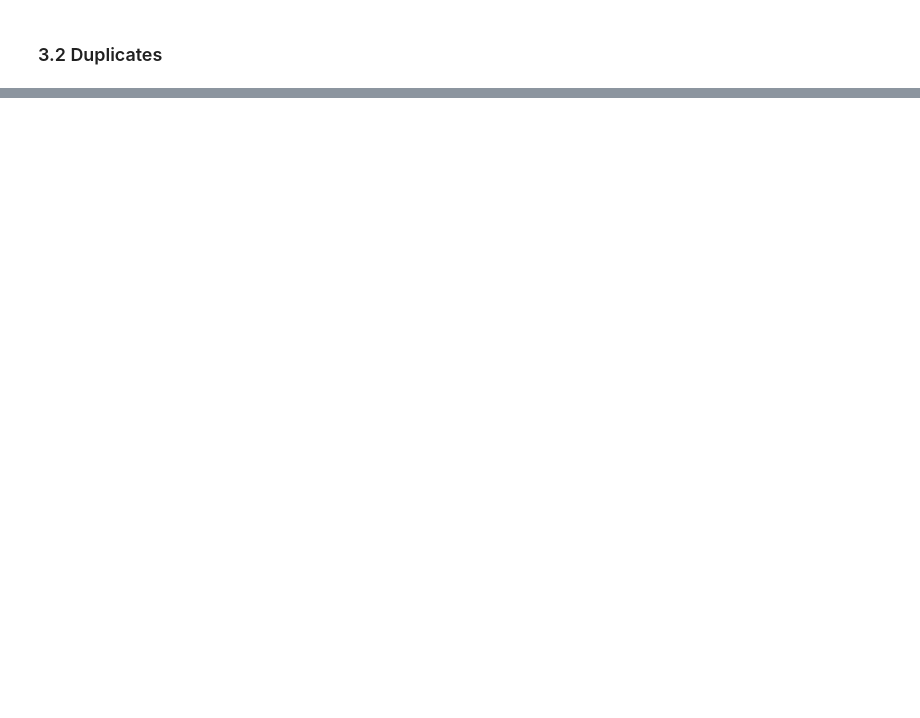
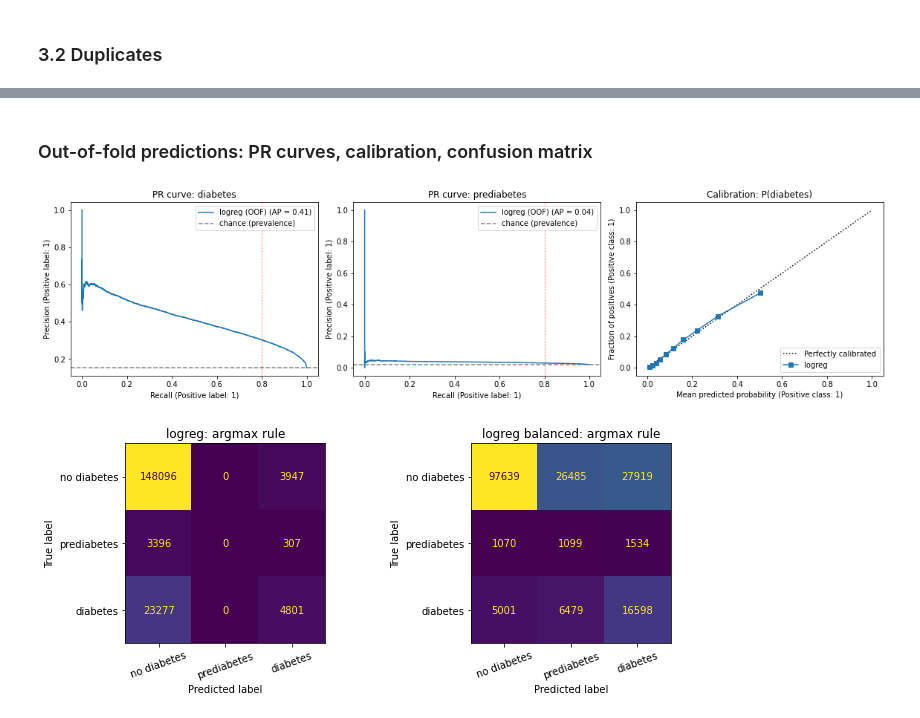
Before and after one commit to charlotteprior/data-5040-2026, a Jupyter notebook: milestone2.ipynb, the cells around one changed output, grey strips where cells are left out. Drawn from its saved outputs; the diff is of its cells as text; code cells hidden in the pictures; blank space fills up the shorter version.

```diff
--- a/milestone2.ipynb
+++ b/milestone2.ipynb
@@ -456,0 +750,19 @@ Versions are printed in Section 0.1.
+# %%
+models = {
+    "dummy (prior)": DummyClassifier(strategy="prior"),
+    "logreg": LogisticRegression(max_iter=1000),
+    "logreg balanced": LogisticRegression(max_iter=1000, class_weight="balanced"),
+}
+cv_res, oof = {}, {}
+fitted_models = None
+for name, clf in models.items():
+    if name == "logreg":
+        cv_res[name], oof[name], fitted_models = run_cv(clf, keep_models=True)
+    else:
+        cv_res[name], oof[name] = run_cv(clf)
+
+summary = pd.DataFrame({n: mean_sd(r) for n, r in cv_res.items()})
+prev = {f"PR-AUC {LABELS[k]}": (y_dev == k).mean() for k in (1, 2)}
+prev["PR-AUC any (pre)diabetes"] = (y_dev > 0).mean()
+print("Chance-level PR-AUC (= prevalence):", {k: round(v, 3) for k, v in prev.items()})
+summary
@@ -456,0 +789,23 @@ Versions are printed in Section 0.1.
+# %% [markdown]
+### Out-of-fold predictions: PR curves, calibration, confusion matrix
+# %%
+from sklearn.metrics import PrecisionRecallDisplay
+P = oof["logreg"]
+fig, ax = plt.subplots(1, 3, figsize=(16, 4.2))
+for a, (title, y_bin, s) in zip(ax[:2], [("diabetes", y_dev == 2, P[:, 2]), ("prediabetes", y_dev == 1, P[:, 1])]):
+    PrecisionRecallDisplay.from_predictions(y_bin, s, ax=a, name="logreg (OOF)")
+    a.axhline(y_bin.mean(), color="gray", ls="--", label="chance (prevalence)")
+    a.axvline(0.8, color="red", lw=0.8, ls=":"); a.set_title(f"PR curve: {title}"); a.legend(loc="upper right")
+CalibrationDisplay.from_predictions(y_dev == 2, P[:, 2], n_bins=10, strategy="quantile", ax=ax[2], name="logreg")
+ax[2].set_title("Calibration: P(diabetes)")
+plt.tight_layout(); plt.show()
+
+fig, ax = plt.subplots(1, 2, figsize=(10, 4))
+for a, (name, Pm) in zip(ax, [("logreg", oof["logreg"]), ("logreg balanced", oof["logreg balanced"])]):
+    cm = confusion_matrix(y_dev, Pm.argmax(1), labels=CLASSES)
+    ConfusionMatrixDisplay(cm, display_labels=list(LABELS.values())).plot(ax=a, colorbar=False, values_format="d")
+    a.set_title(f"{name}: argmax rule"); a.tick_params(axis="x", rotation=20)
+plt.tight_layout(); plt.show()
+# %% [output]
+[figure, added]
+[figure, added]
```
Also changed, not shown: parts of 131 cells of this notebook, 3 other files.
